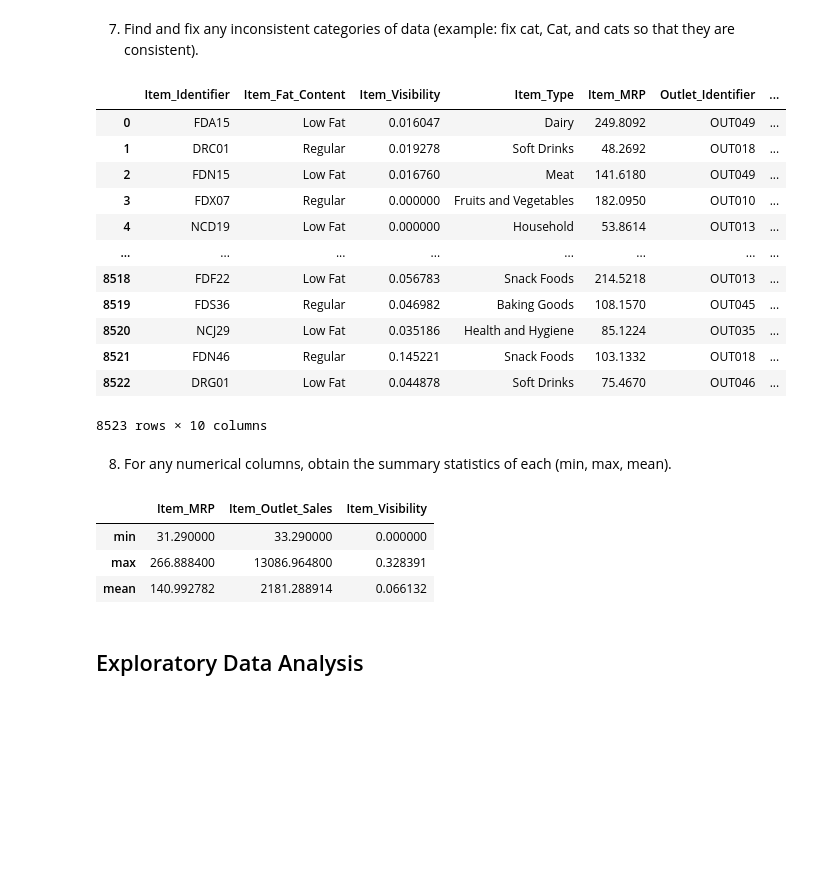
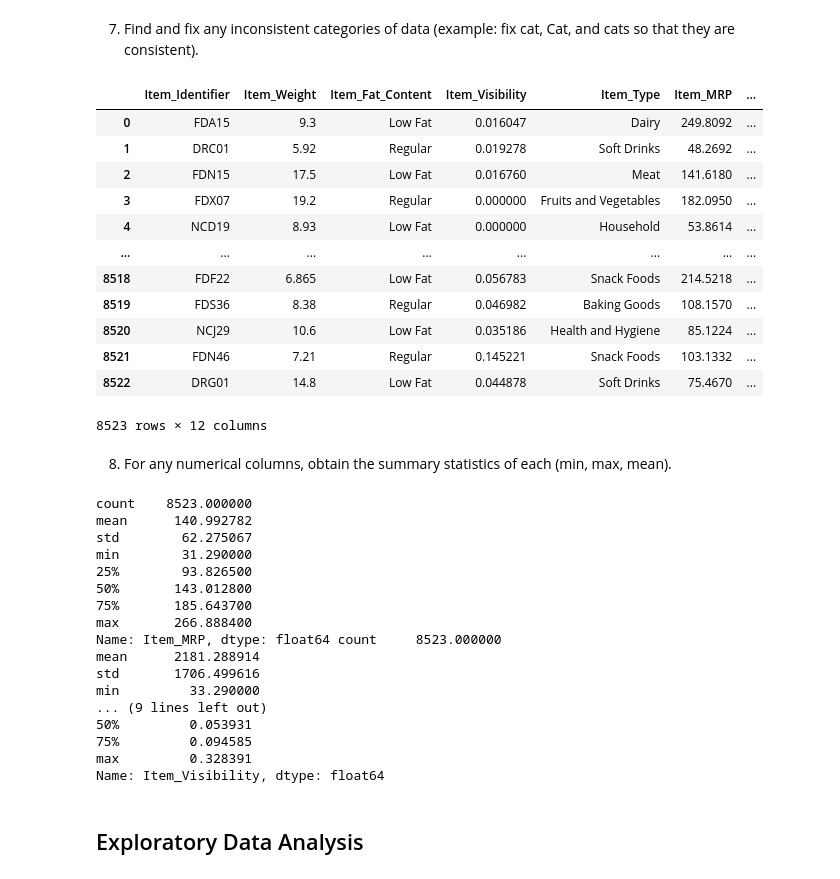
Before and after one commit to tjbingamon/Prediction-of-Product-Sales, a Jupyter notebook: Prediction-of-Product-Sales.ipynb, the cells around one changed output. Drawn from its saved outputs; the diff is of its cells as text; code cells hidden in the pictures; blank space fills up the shorter version.

```diff
--- a/Prediction-of-Product-Sales.ipynb
+++ b/Prediction-of-Product-Sales.ipynb
@@ -146,34 +148,51 @@ Item_Outlet_Sales            0
 dtype: int64
 # %% [markdown]
 7.  Find and fix any inconsistent categories of data (example: fix cat, Cat, and cats so that they are consistent).
-# %%
-product_df2.fillna('none', inplace=True)
-product_df2
-# %% [output]
-|  | Item_Identifier | Item_Fat_Content | Item_Visibility | Item_Type | Item_MRP | Outlet_Identifier | ... |
-| 0 | FDA15 | Low Fat | 0.016047 | Dairy | 249.8092 | OUT049 | ... |
-| 1 | DRC01 | Regular | 0.019278 | Soft Drinks | 48.2692 | OUT018 | ... |
-| 2 | FDN15 | Low Fat | 0.016760 | Meat | 141.6180 | OUT049 | ... |
-| 3 | FDX07 | Regular | 0.000000 | Fruits and Vegetables | 182.0950 | OUT010 | ... |
-| 4 | NCD19 | Low Fat | 0.000000 | Household | 53.8614 | OUT013 | ... |
-| ... | ... | ... | ... | ... | ... | ... | ... |
-| 8518 | FDF22 | Low Fat | 0.056783 | Snack Foods | 214.5218 | OUT013 | ... |
-| 8519 | FDS36 | Regular | 0.046982 | Baking Goods | 108.1570 | OUT045 | ... |
-| 8520 | NCJ29 | Low Fat | 0.035186 | Health and Hygiene | 85.1224 | OUT035 | ... |
-| 8521 | FDN46 | Regular | 0.145221 | Snack Foods | 103.1332 | OUT018 | ... |
-| 8522 | DRG01 | Low Fat | 0.044878 | Soft Drinks | 75.4670 | OUT046 | ... |
-8523 rows × 10 columns
+# %%
+product_df2['Item_Fat_Content'].replace('LF','Low Fat')
+#repolace LF with low fat in item_fat_content and Reg with Regular
+product_df2['Item_Fat_Content'].replace('reg','Regular')
+product_df2
+# %% [output]
+|  | Item_Identifier | Item_Weight | Item_Fat_Content | Item_Visibility | Item_Type | Item_MRP | ... |
+| 0 | FDA15 | 9.3 | Low Fat | 0.016047 | Dairy | 249.8092 | ... |
+| 1 | DRC01 | 5.92 | Regular | 0.019278 | Soft Drinks | 48.2692 | ... |
+| 2 | FDN15 | 17.5 | Low Fat | 0.016760 | Meat | 141.6180 | ... |
+| 3 | FDX07 | 19.2 | Regular | 0.000000 | Fruits and Vegetables | 182.0950 | ... |
+| 4 | NCD19 | 8.93 | Low Fat | 0.000000 | Household | 53.8614 | ... |
+| ... | ... | ... | ... | ... | ... | ... | ... |
+| 8518 | FDF22 | 6.865 | Low Fat | 0.056783 | Snack Foods | 214.5218 | ... |
+| 8519 | FDS36 | 8.38 | Regular | 0.046982 | Baking Goods | 108.1570 | ... |
+| 8520 | NCJ29 | 10.6 | Low Fat | 0.035186 | Health and Hygiene | 85.1224 | ... |
+| 8521 | FDN46 | 7.21 | Regular | 0.145221 | Snack Foods | 103.1332 | ... |
+| 8522 | DRG01 | 14.8 | Low Fat | 0.044878 | Soft Drinks | 75.4670 | ... |
+8523 rows × 12 columns
 # %% [markdown]
 8. For any numerical columns, obtain the summary statistics of each (min, max, mean).
-# %%
-product_df2.agg({"Item_MRP": ["min", "max", "mean"],
-                "Item_Outlet_Sales": ["min", "max", "mean"],
-                "Item_Visibility": ["min", "max", "mean"]})
-# %% [output]
-|  | Item_MRP | Item_Outlet_Sales | Item_Visibility |
-| min | 31.290000 | 33.290000 | 0.000000 |
-| max | 266.888400 | 13086.964800 | 0.328391 |
-| mean | 140.992782 | 2181.288914 | 0.066132 |
+# %%
+print1 = product_df2["Item_MRP"].describe()
+print2 = product_df2["Item_Outlet_Sales"].describe()
+print3 = product_df2["Item_Visibility"].describe()
+
+print(print1 ,print2 ,print3)
+# %% [output]
+count    8523.000000
+mean      140.992782
+std        62.275067
+min        31.290000
+25%        93.826500
+50%       143.012800
+75%       185.643700
+max       266.888400
+Name: Item_MRP, dtype: float64 count     8523.000000
+mean      2181.288914
+std       1706.499616
+min         33.290000
+... (9 lines left out)
+50%         0.053931
+75%         0.094585
+max         0.328391
+Name: Item_Visibility, dtype: float64
 # %% [markdown]
 ## Exploratory Data Analysis
 # %% [markdown]
```
Also changed, not shown: parts of 2 cells of this notebook.
